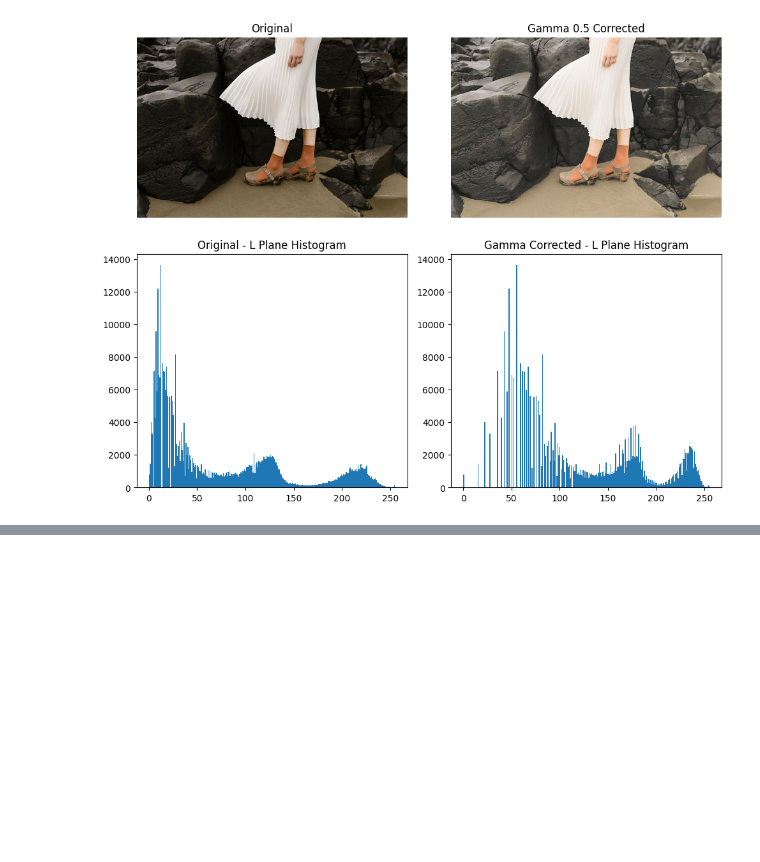
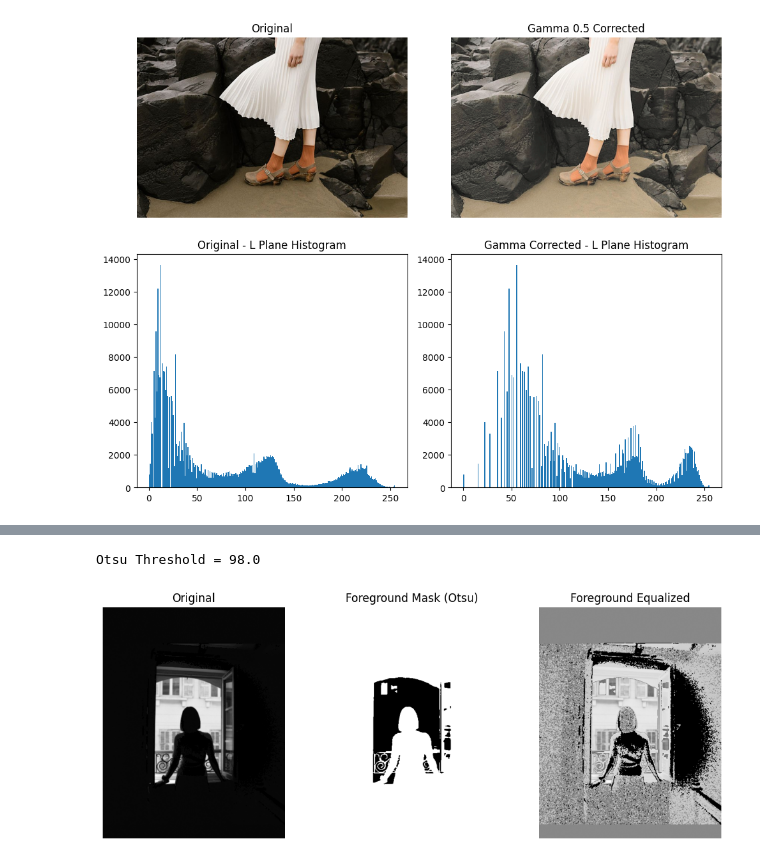
Before and after one commit to udithachandana/openCV, a Jupyter notebook: Assignment1.ipynb, the cells around one changed output, grey strips where cells are left out. Saved outputs shown, nothing was run; the diff lists cells and outputs as text; code cells hidden in the pictures; blank space fills up the shorter version.

```diff
--- a/Assignment1.ipynb
+++ b/Assignment1.ipynb
@@ -156,0 +258,39 @@ plt.show()
+# %%
+import numpy as np
+import cv2 as cv
+import matplotlib.pyplot as plt
+
+f = cv.imread('images/figure3.png', cv.IMREAD_GRAYSCALE)
+if f is None:
+    raise ValueError("Image not loaded")
+
+# Otsu threshold
+ret, mask = cv.threshold(f, 0, 255, cv.THRESH_BINARY_INV + cv.THRESH_OTSU)
+
+print("Otsu Threshold =", ret)
+
+# Equalize whole image first
+equalized = cv.equalizeHist(f)
+
+# Replace ONLY foreground pixels
+result = f.copy()
+result[mask == 255] = equalized[mask == 255]
+
+fig, ax = plt.subplots(1, 3, figsize=(12, 5))
+
+ax[0].set_title('Original')
+ax[0].imshow(f, cmap='gray')
+
+ax[1].set_title('Foreground Mask (Otsu)')
+ax[1].imshow(mask, cmap='gray')
+
+ax[2].set_title('Foreground Equalized')
+ax[2].imshow(result, cmap='gray')
+
+for a in ax:
+    a.axis('off')
+
+plt.show()
+# %% [output]
+Otsu Threshold = 98.0
+[figure, added]
```
Also changed, not shown: parts of 2 cells of this notebook, 1 other file.
